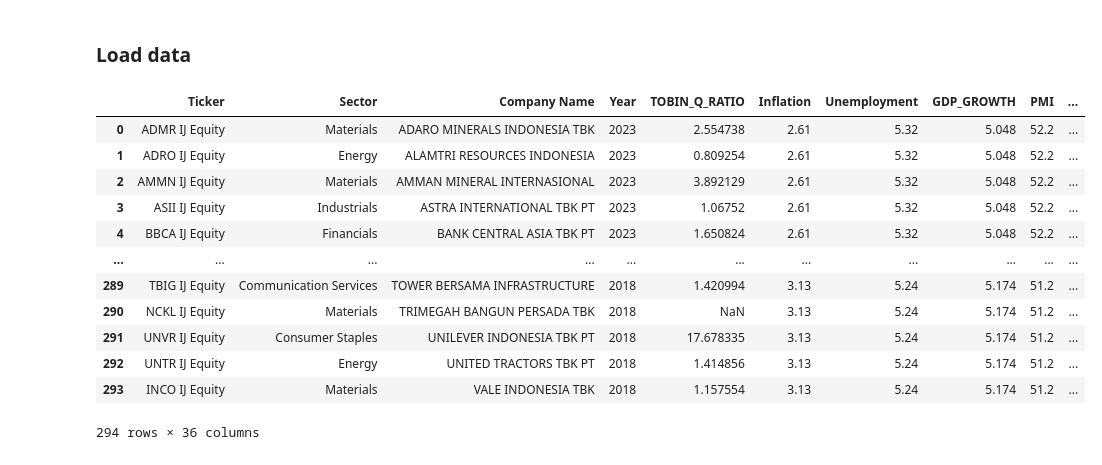
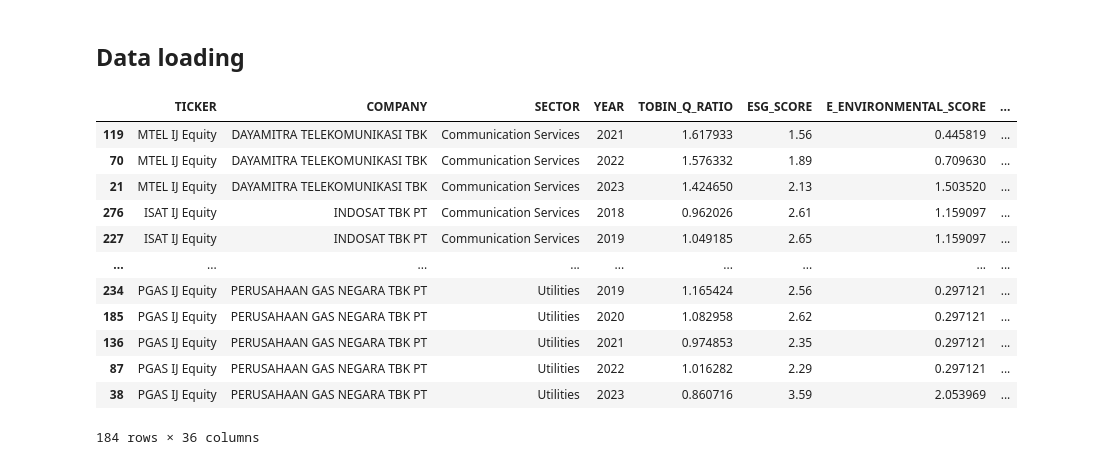
Before and after one commit to ViacheslavDanilov/esg-impact, a Jupyter notebook: notebooks/data_processing.ipynb, the cells around one changed output. Drawn from its saved outputs; the diff is of its cells as text; code cells hidden in the pictures.

Commit message:
[Data]: add processed data

```diff
--- a/notebooks/data_processing.ipynb
+++ b/notebooks/data_processing.ipynb
@@ -1,32 +1,35 @@
-# %% [markdown]
-### Load data
+# %% [markdown]
+## Data loading
 # %%
 import pandas as pd
 
 # Form a dataframe
-df = pd.read_excel("../data/Indonesia_data.xlsx", sheet_name="2018-2023'data")
-df.columns = df.iloc[0]  # Assign first row values as column names
-df = df[1:].reset_index(drop=True)  # Drop the first row and reset index
-df["Sector"], df["Company Name"] = df["Company Name"], df["Sector"]
-# df = df.sort_values(by=["Company Name", "Year"], ascending=[True, False])
+df = pd.read_excel("../data/raw.xlsx")
+df = df.sort_values(by=["SECTOR", "COMPANY", "YEAR"], ascending=[True, True, True])
+# df.columns = df.iloc[0]  # Assign first row values as column names
+# df = df[1:].reset_index(drop=True)  # Drop the first row and reset index
+# df["Sector"], df["Company Name"] = df["Company Name"], df["Sector"]
 
 # Assign mean values to fundamental factors based on year
-fund_col_start = "CRNCY_ADJ_MKT_CAP"
-start_idx = df.columns.get_loc(fund_col_start)
-fund_cols = df.columns[start_idx:].tolist()
-df[fund_cols] = df.groupby("Year")[fund_cols].transform("mean")
+# fund_col_start = "CRNCY_ADJ_MKT_CAP"
+# start_idx = df.columns.get_loc(fund_col_start)
+# fund_cols = df.columns[start_idx:].tolist()
+# df[fund_cols] = df.groupby("Year")[fund_cols].transform("mean")
+
+# Filter out missing Tobin Q and ESG score values
+df = df[df["TOBIN_Q_RATIO"].notna() & df["ESG_SCORE"].notna()]
 df
 # %% [output]
-|  | Ticker | Sector | Company Name | Year | TOBIN_Q_RATIO | Inflation | Unemployment | GDP_GROWTH | PMI | ... |
-| 0 | ADMR IJ Equity | Materials | ADARO MINERALS INDONESIA TBK | 2023 | 2.554738 | 2.61 | 5.32 | 5.048 | 52.2 | ... |
-| 1 | ADRO IJ Equity | Energy | ALAMTRI RESOURCES INDONESIA | 2023 | 0.809254 | 2.61 | 5.32 | 5.048 | 52.2 | ... |
-| 2 | AMMN IJ Equity | Materials | AMMAN MINERAL INTERNASIONAL | 2023 | 3.892129 | 2.61 | 5.32 | 5.048 | 52.2 | ... |
-| 3 | ASII IJ Equity | Industrials | ASTRA INTERNATIONAL TBK PT | 2023 | 1.06752 | 2.61 | 5.32 | 5.048 | 52.2 | ... |
-| 4 | BBCA IJ Equity | Financials | BANK CENTRAL ASIA TBK PT | 2023 | 1.650824 | 2.61 | 5.32 | 5.048 | 52.2 | ... |
-| ... | ... | ... | ... | ... | ... | ... | ... | ... | ... | ... |
-| 289 | TBIG IJ Equity | Communication Services | TOWER BERSAMA INFRASTRUCTURE | 2018 | 1.420994 | 3.13 | 5.24 | 5.174 | 51.2 | ... |
-| 290 | NCKL IJ Equity | Materials | TRIMEGAH BANGUN PERSADA TBK | 2018 | NaN | 3.13 | 5.24 | 5.174 | 51.2 | ... |
-| 291 | UNVR IJ Equity | Consumer Staples | UNILEVER INDONESIA TBK PT | 2018 | 17.678335 | 3.13 | 5.24 | 5.174 | 51.2 | ... |
-| 292 | UNTR IJ Equity | Energy | UNITED TRACTORS TBK PT | 2018 | 1.414856 | 3.13 | 5.24 | 5.174 | 51.2 | ... |
-| 293 | INCO IJ Equity | Materials | VALE INDONESIA TBK | 2018 | 1.157554 | 3.13 | 5.24 | 5.174 | 51.2 | ... |
+|  | TICKER | COMPANY | SECTOR | YEAR | TOBIN_Q_RATIO | ESG_SCORE | E_ENVIRONMENTAL_SCORE | ... |
+| 119 | MTEL IJ Equity | DAYAMITRA TELEKOMUNIKASI TBK | Communication Services | 2021 | 1.617933 | 1.56 | 0.445819 | ... |
+| 70 | MTEL IJ Equity | DAYAMITRA TELEKOMUNIKASI TBK | Communication Services | 2022 | 1.576332 | 1.89 | 0.709630 | ... |
+| 21 | MTEL IJ Equity | DAYAMITRA TELEKOMUNIKASI TBK | Communication Services | 2023 | 1.424650 | 2.13 | 1.503520 | ... |
+| 276 | ISAT IJ Equity | INDOSAT TBK PT | Communication Services | 2018 | 0.962026 | 2.61 | 1.159097 | ... |
+| 227 | ISAT IJ Equity | INDOSAT TBK PT | Communication Services | 2019 | 1.049185 | 2.65 | 1.159097 | ... |
+| ... | ... | ... | ... | ... | ... | ... | ... | ... |
+| 234 | PGAS IJ Equity | PERUSAHAAN GAS NEGARA TBK PT | Utilities | 2019 | 1.165424 | 2.56 | 0.297121 | ... |
+| 185 | PGAS IJ Equity | PERUSAHAAN GAS NEGARA TBK PT | Utilities | 2020 | 1.082958 | 2.62 | 0.297121 | ... |
+| 136 | PGAS IJ Equity | PERUSAHAAN GAS NEGARA TBK PT | Utilities | 2021 | 0.974853 | 2.35 | 0.297121 | ... |
+| 87 | PGAS IJ Equity | PERUSAHAAN GAS NEGARA TBK PT | Utilities | 2022 | 1.016282 | 2.29 | 0.297121 | ... |
+| 38 | PGAS IJ Equity | PERUSAHAAN GAS NEGARA TBK PT | Utilities | 2023 | 0.860716 | 3.59 | 2.053969 | ... |
-294 rows × 36 columns
+184 rows × 36 columns
```
Also changed, not shown: parts of 27 cells of this notebook, 3 other files.
